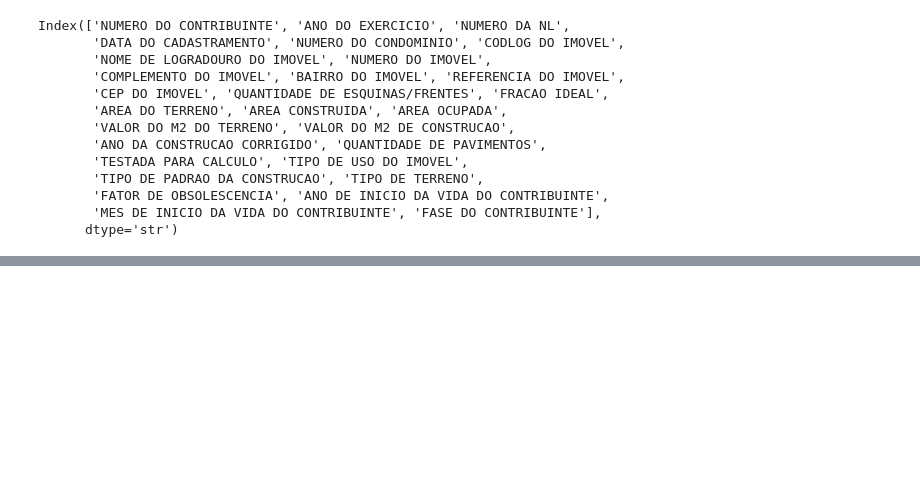
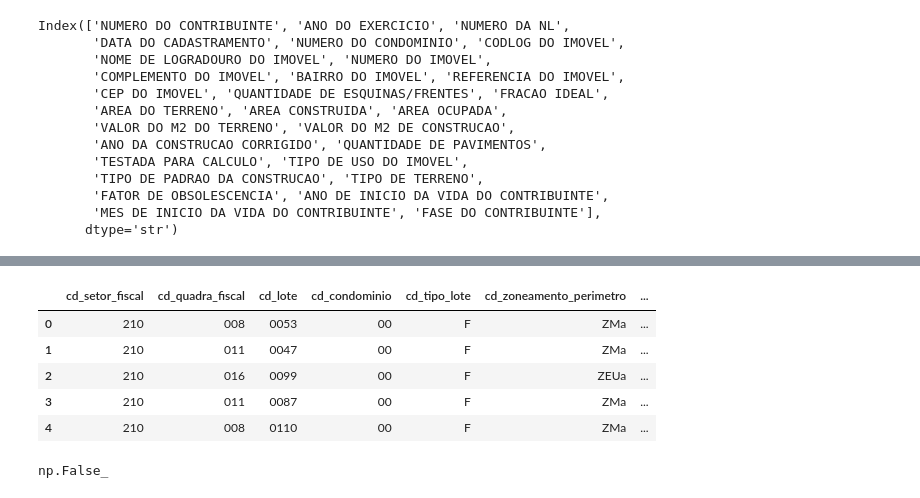
Before and after one commit to h-pgy/zoneamento_lotes_pmsp, a Jupyter notebook: 03_data_munging_final.ipynb, the cells around one changed output, grey strips where cells are left out. Saved outputs shown, nothing was run; the diff lists cells and outputs as text; code cells hidden in the pictures; blank space fills up the shorter version.

```diff
--- a/03_data_munging_final.ipynb
+++ b/03_data_munging_final.ipynb
@@ -149,0 +233,3 @@ df.shape
+# %%
+pols_zona = df.groupby('id_lote_zoneamento')['id_perimetro_zoneamento'].apply(lambda x: '; '.join(map(str, x))).reset_index()
+pols_zona.head()
@@ -149,0 +276,13 @@ df.shape
+# %%
+df_final.head()
+# %% [output]
+|  | cd_setor_fiscal | cd_quadra_fiscal | cd_lote | cd_condominio | cd_tipo_lote | cd_zoneamento_perimetro | ... |
+| 0 | 210 | 008 | 0053 | 00 | F | ZMa | ... |
+| 1 | 210 | 011 | 0047 | 00 | F | ZMa | ... |
+| 2 | 210 | 016 | 0099 | 00 | F | ZEUa | ... |
+| 3 | 210 | 011 | 0087 | 00 | F | ZMa | ... |
+| 4 | 210 | 008 | 0110 | 00 | F | ZMa | ... |
+# %%
+df_final.duplicated().any()
+# %% [output]
+np.False_
```
Also changed, not shown: parts of 66 cells of this notebook, 1 other file.
